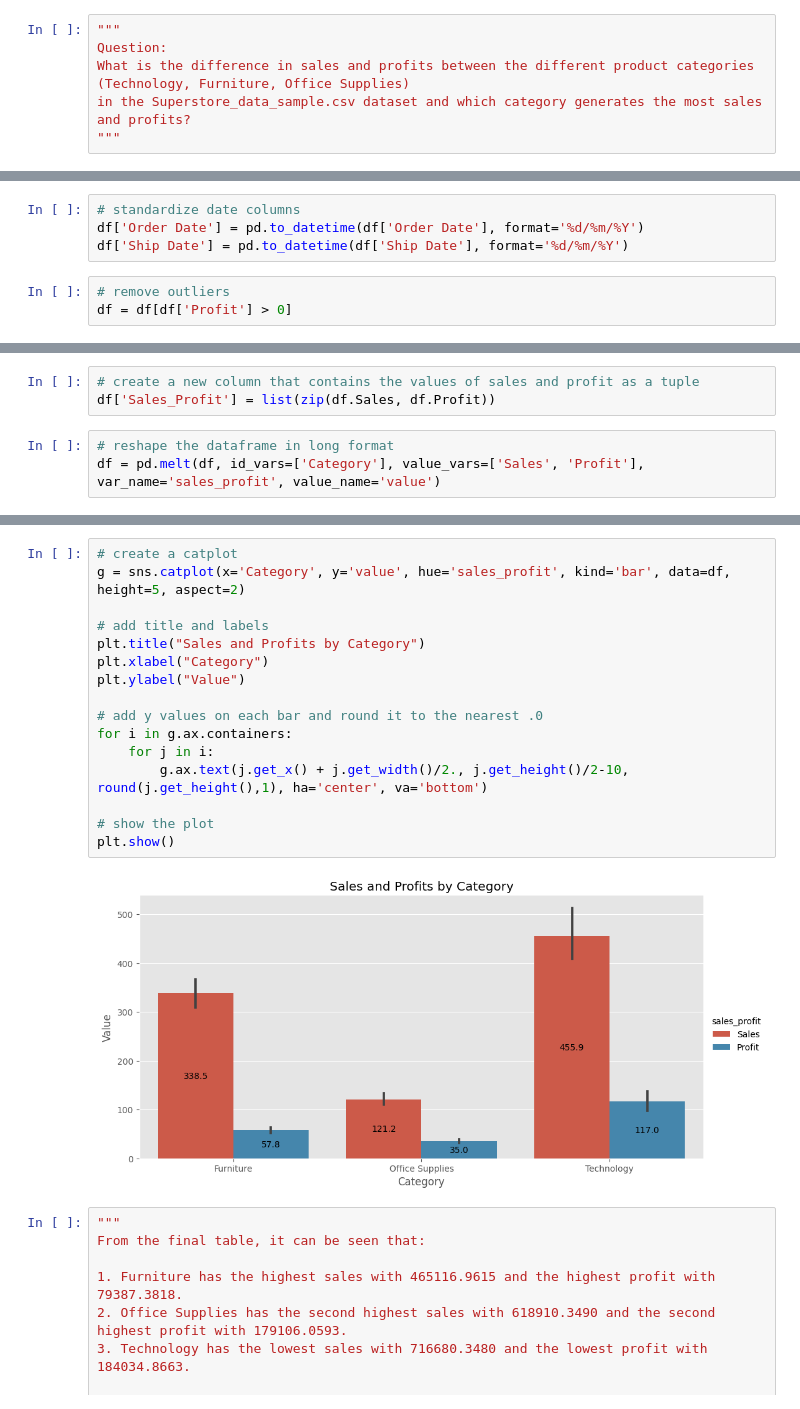
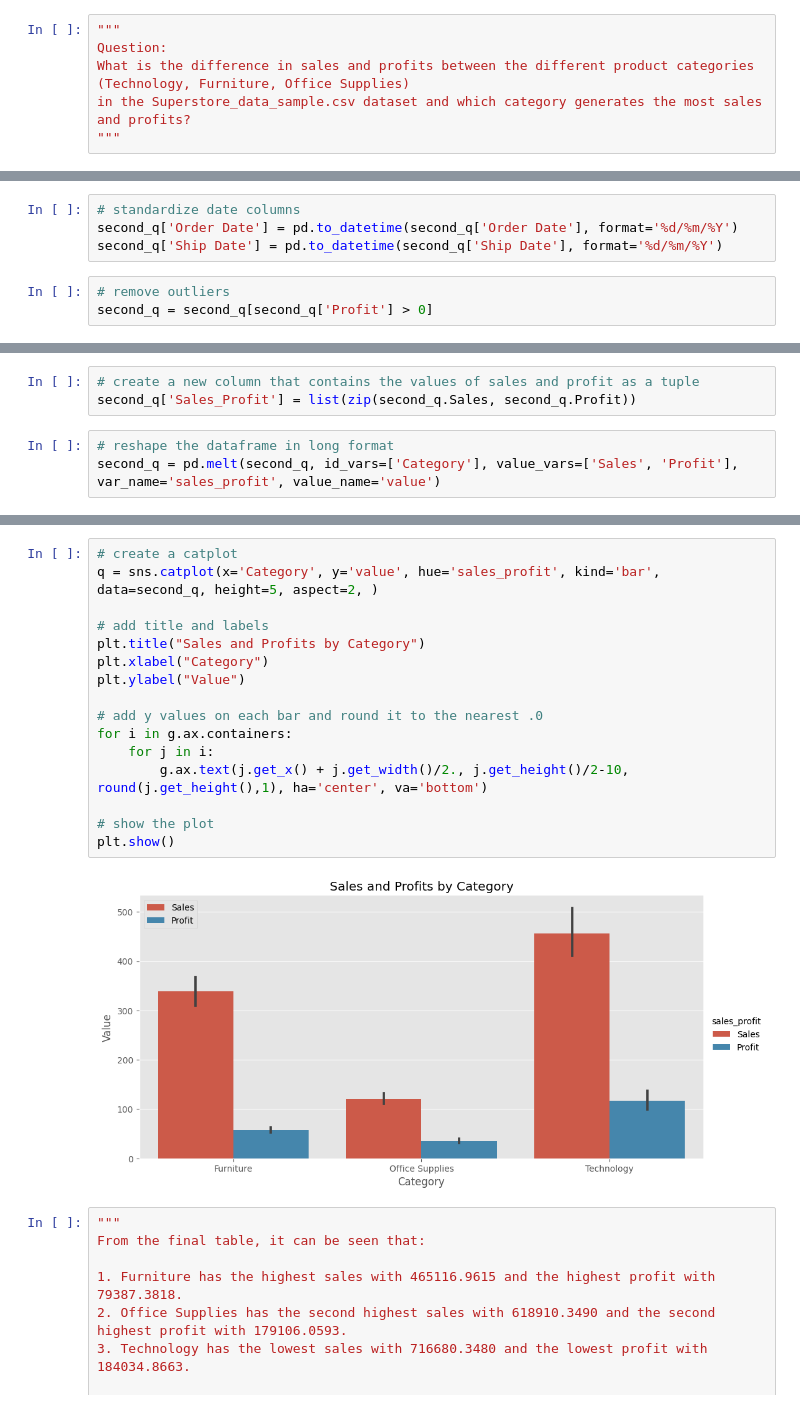
Before and after one commit to DrMemoryFish/university_database, a Jupyter notebook: Week 09 Pandas 01/Pandas.ipynb, the cells around one changed output, grey strips where cells are left out. Drawn from its saved outputs; the diff is of its cells as text.

```diff
--- a/Week 09 Pandas 01/Pandas.ipynb
+++ b/Week 09 Pandas 01/Pandas.ipynb
@@ -232,9 +289,9 @@ df = df.drop(['Row ID','Order ID','Customer ID','Product ID'], axis=1)
 # %%
 # standardize date columns
-df['Order Date'] = pd.to_datetime(df['Order Date'], format='%d/%m/%Y')
-df['Ship Date'] = pd.to_datetime(df['Ship Date'], format='%d/%m/%Y')
+second_q['Order Date'] = pd.to_datetime(second_q['Order Date'], format='%d/%m/%Y')
+second_q['Ship Date'] = pd.to_datetime(second_q['Ship Date'], format='%d/%m/%Y')
 # %%
 # remove outliers
-df = df[df['Profit'] > 0]
+second_q = second_q[second_q['Profit'] > 0]
 # %%
 # group data by category
@@ -242,7 +299,7 @@ category_group = df.groupby(by='Category').sum()
 # %%
 # create a new column that contains the values of sales and profit as a tuple
-df['Sales_Profit'] = list(zip(df.Sales, df.Profit))
+second_q['Sales_Profit'] = list(zip(second_q.Sales, second_q.Profit))
 # %%
 # reshape the dataframe in long format
-df = pd.melt(df, id_vars=['Category'], value_vars=['Sales', 'Profit'], var_name='sales_profit', value_name='value')
+second_q = pd.melt(second_q, id_vars=['Category'], value_vars=['Sales', 'Profit'], var_name='sales_profit', value_name='value')
 # %%
@@ -253,21 +333,21 @@ print(grouped_df)
 # %%
 # create a catplot
-g = sns.catplot(x='Category', y='value', hue='sales_profit', kind='bar', data=df, height=5, aspect=2)
+q = sns.catplot(x='Category', y='value', hue='sales_profit', kind='bar', data=second_q, height=5, aspect=2, )
 
 # add title and labels
 plt.title("Sales and Profits by Category")
 plt.xlabel("Category")
 plt.ylabel("Value")
 
 # add y values on each bar and round it to the nearest .0
 for i in g.ax.containers:
     for j in i:
         g.ax.text(j.get_x() + j.get_width()/2., j.get_height()/2-10, round(j.get_height(),1), ha='center', va='bottom')
 
 # show the plot
 plt.show()
 # %% [output]
-[figure, old version]
+[figure, new version]
 # %%
 """
 From the final table, it can be seen that:
```
Also changed, not shown: parts of 19 cells of this notebook.
